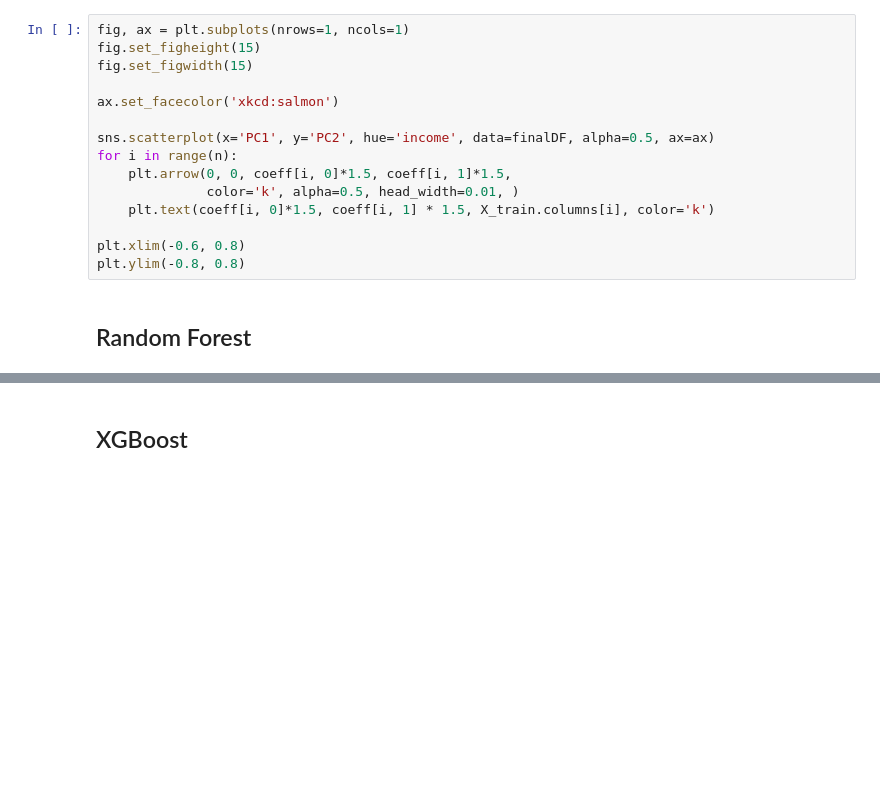
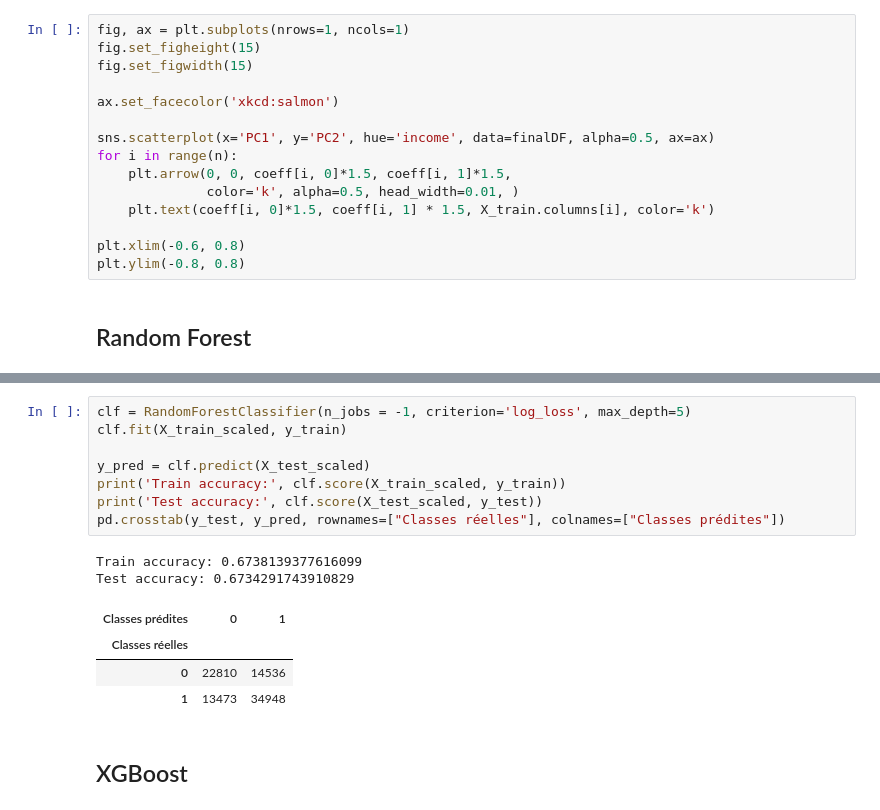
Before and after one commit to DataScientest-Studio/fev24_cds_nba1, a Jupyter notebook: notebooks/6.0-sarah-modelisation-simple.ipynb, the cells around one changed output, grey strips where cells are left out. Drawn from its saved outputs; the diff is of its cells as text; blank space fills up the shorter version.

```diff
--- a/notebooks/6.0-sarah-modelisation-simple.ipynb
+++ b/notebooks/6.0-sarah-modelisation-simple.ipynb
@@ -256,3 +245,18 @@ clf.score(X_test, y_test)
+# %%
+clf = RandomForestClassifier(n_jobs = -1, criterion='log_loss', max_depth=5)
+clf.fit(X_train_scaled, y_train)
+
+y_pred = clf.predict(X_test_scaled)
+print('Train accuracy:', clf.score(X_train_scaled, y_train))
+print('Test accuracy:', clf.score(X_test_scaled, y_test))
+pd.crosstab(y_test, y_pred, rownames=["Classes réelles"], colnames=["Classes prédites"])
+# %% [output]
+Train accuracy: 0.6738139377616099
+Test accuracy: 0.6734291743910829
+| Classes prédites | 0 | 1 |
+| Classes réelles |  |  |
+| 0 | 22810 | 14536 |
+| 1 | 13473 | 34948 |
 # %% [markdown]
 ## XGBoost
 # %%
```
Also changed, not shown: parts of 19 cells of this notebook, 10 other files.
